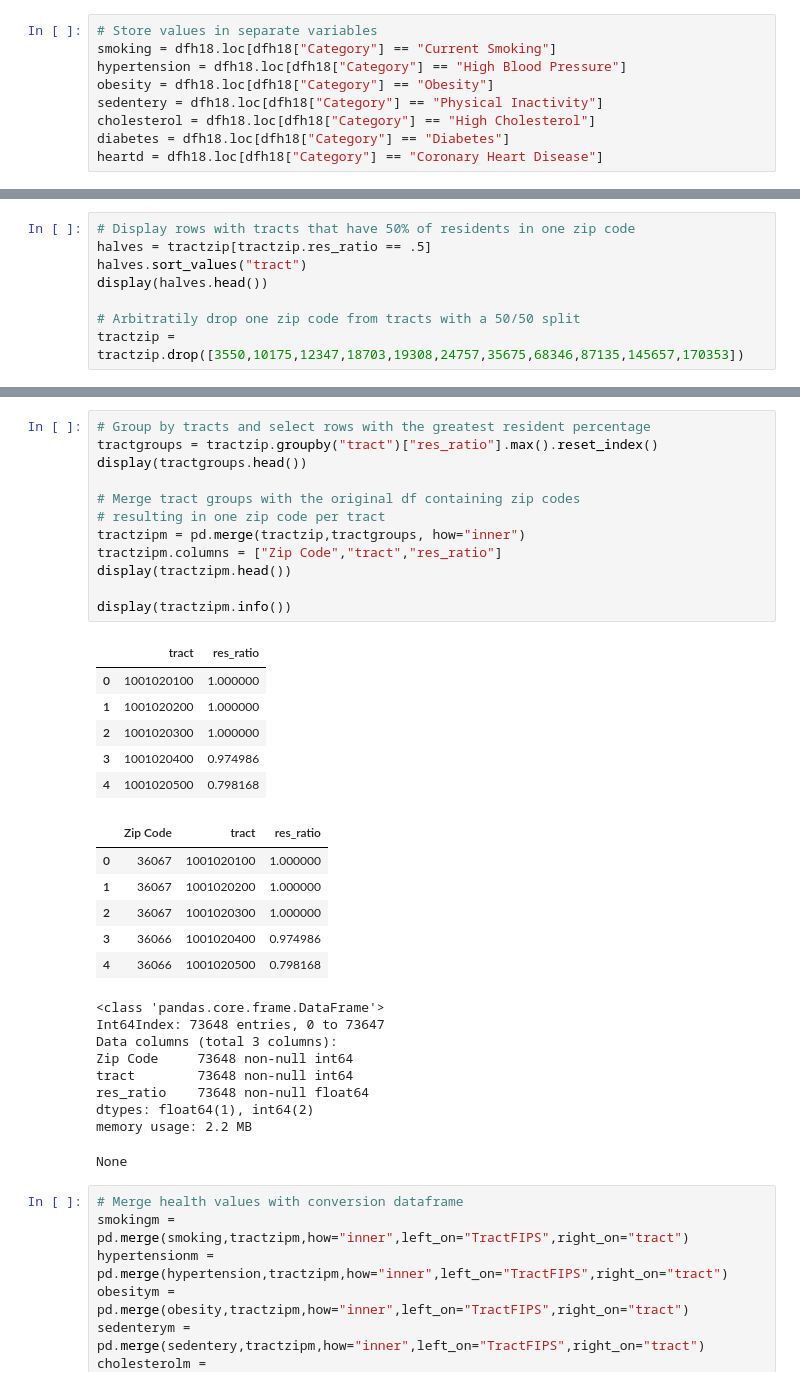
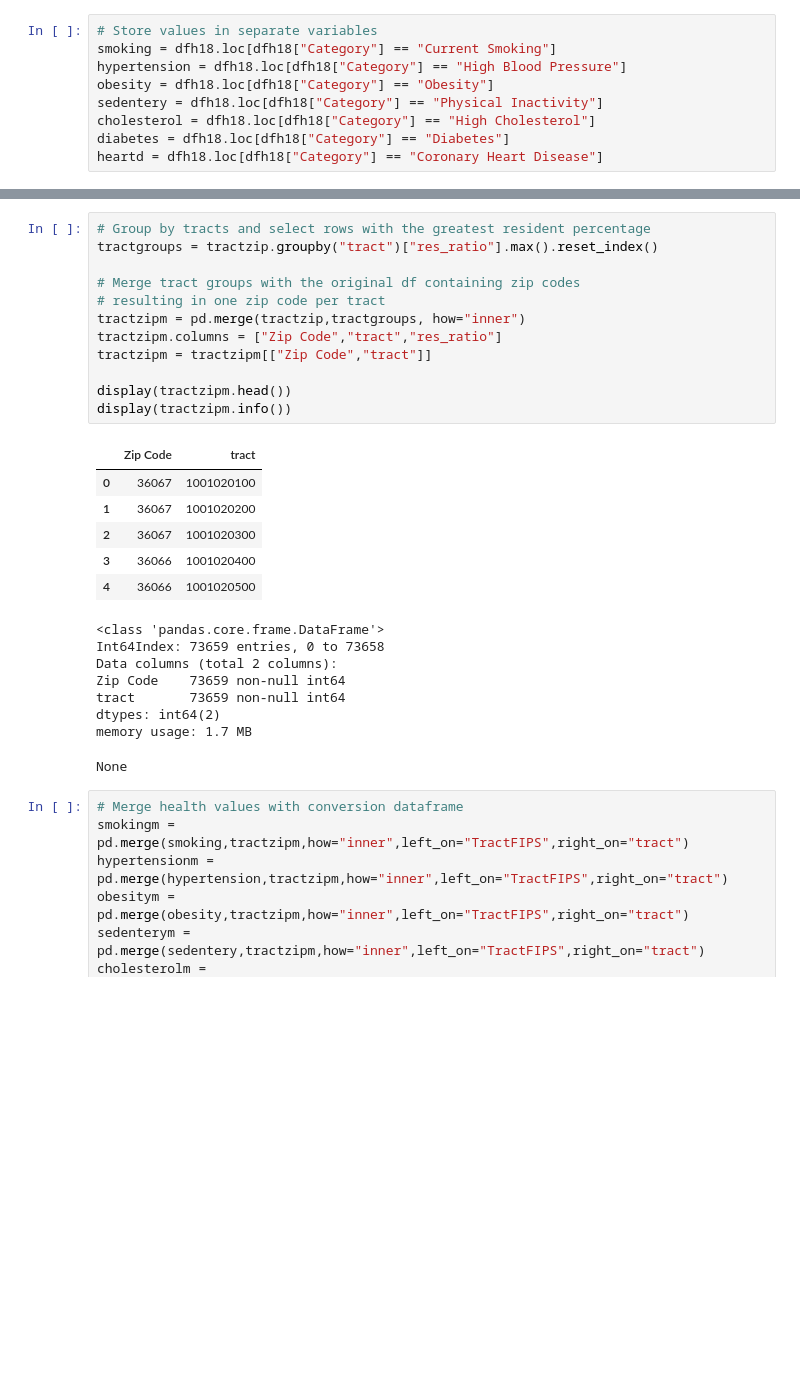
Before and after one commit to hhuff22/Capstone-I, a Jupyter notebook: Capstone I Wrangling v2.ipynb, the cells around one changed output, grey strips where cells are left out. Saved outputs shown, nothing was run; the diff lists cells and outputs as text; blank space fills up the shorter version.

```diff
--- a/Capstone I Wrangling v2.ipynb
+++ b/Capstone I Wrangling v2.ipynb
@@ -151,8 +96,0 @@ memory usage: 176.3 KB
-# %%
-# Display rows with tracts that have 50% of residents in one zip code
-halves = tractzip[tractzip.res_ratio == .5]
-halves.sort_values("tract")
-display(halves.head())
-
-# Arbitratily drop one zip code from tracts with a 50/50 split
-tractzip = tractzip.drop([3550,10175,12347,18703,19308,24757,35675,68346,87135,145657,170353])
@@ -166,36 +97,29 @@ tractzip = tractzip.drop([3550,10175,12347,18703,19308,24757,35675,68346,87135,1
 # %%
 # Group by tracts and select rows with the greatest resident percentage
 tractgroups = tractzip.groupby("tract")["res_ratio"].max().reset_index()
-display(tractgroups.head())
 
 # Merge tract groups with the original df containing zip codes
 # resulting in one zip code per tract
 tractzipm = pd.merge(tractzip,tractgroups, how="inner")
 tractzipm.columns = ["Zip Code","tract","res_ratio"]
+tractzipm = tractzipm[["Zip Code","tract"]]
+
 display(tractzipm.head())
-
 display(tractzipm.info())
 # %% [output]
-|  | tract | res_ratio |
-| 0 | 1001020100 | 1.000000 |
-| 1 | 1001020200 | 1.000000 |
-| 2 | 1001020300 | 1.000000 |
-| 3 | 1001020400 | 0.974986 |
-| 4 | 1001020500 | 0.798168 |
+|  | Zip Code | tract |
+| 0 | 36067 | 1001020100 |
+| 1 | 36067 | 1001020200 |
+| 2 | 36067 | 1001020300 |
+| 3 | 36066 | 1001020400 |
+| 4 | 36066 | 1001020500 |
-|  | Zip Code | tract | res_ratio |
-| 0 | 36067 | 1001020100 | 1.000000 |
-| 1 | 36067 | 1001020200 | 1.000000 |
-| 2 | 36067 | 1001020300 | 1.000000 |
-| 3 | 36066 | 1001020400 | 0.974986 |
-| 4 | 36066 | 1001020500 | 0.798168 |
 <class 'pandas.core.frame.DataFrame'>
-Int64Index: 73648 entries, 0 to 73647
-Data columns (total 3 columns):
-Zip Code     73648 non-null int64
-tract        73648 non-null int64
-res_ratio    73648 non-null float64
-dtypes: float64(1), int64(2)
-memory usage: 2.2 MB
+Int64Index: 73659 entries, 0 to 73658
+Data columns (total 2 columns):
+Zip Code    73659 non-null int64
+tract       73659 non-null int64
+dtypes: int64(2)
+memory usage: 1.7 MB
 None
 # %%
 # Merge health values with conversion dataframe
```
Also changed, not shown: parts of 16 cells of this notebook.
